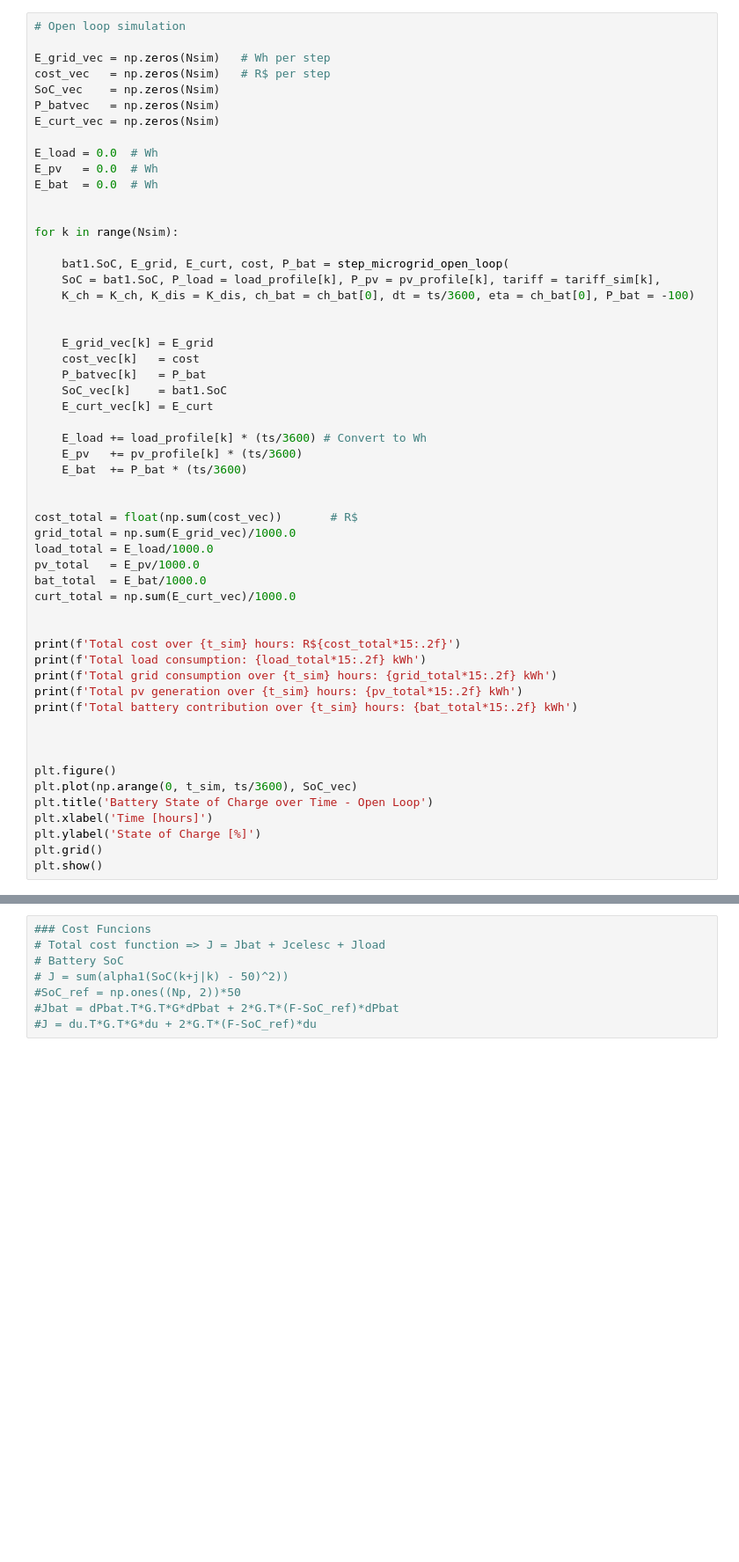
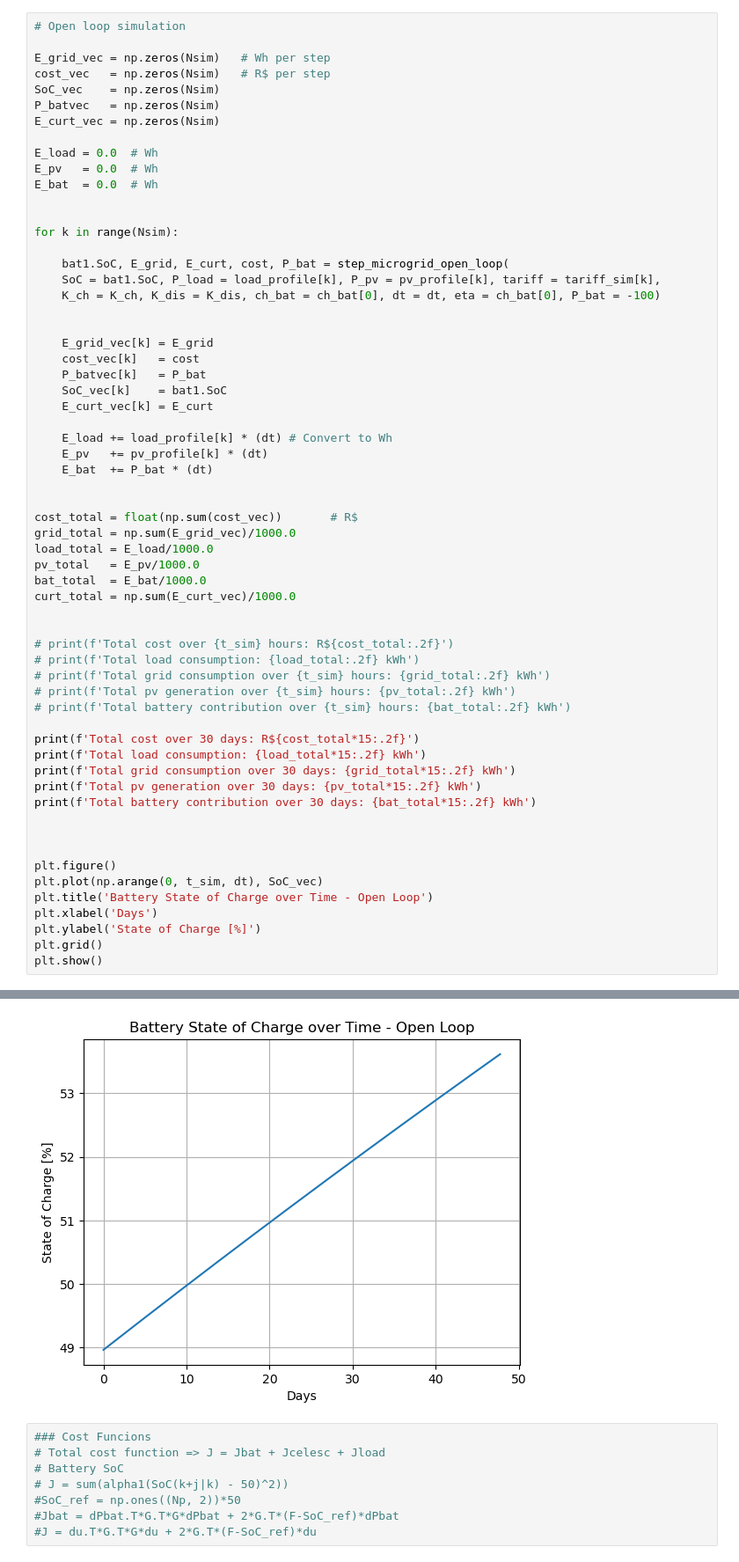
Before and after one commit to DaniloOrige/Microgrid_MPC_Simulation, a Jupyter notebook: dev/simulation.ipynb, the cells around one changed output, grey strips where cells are left out. Shown at 88% size. Cells and saved outputs as stored; diff of their text form; blank space fills up the shorter version.

```diff
--- a/dev/simulation.ipynb
+++ b/dev/simulation.ipynb
@@ -148,7 +158,7 @@ for k in range(Nsim):
 
     bat1.SoC, E_grid, E_curt, cost, P_bat = step_microgrid_open_loop(
     SoC = bat1.SoC, P_load = load_profile[k], P_pv = pv_profile[k], tariff = tariff_sim[k],
-    K_ch = K_ch, K_dis = K_dis, ch_bat = ch_bat[0], dt = ts/3600, eta = ch_bat[0], P_bat = -100)
+    K_ch = K_ch, K_dis = K_dis, ch_bat = ch_bat[0], dt = dt, eta = ch_bat[0], P_bat = -100)
 
 
     E_grid_vec[k] = E_grid
@@ -157,9 +167,9 @@ for k in range(Nsim):
     SoC_vec[k]    = bat1.SoC
     E_curt_vec[k] = E_curt
 
-    E_load += load_profile[k] * (ts/3600) # Convert to Wh
-    E_pv   += pv_profile[k] * (ts/3600)
-    E_bat  += P_bat * (ts/3600)
+    E_load += load_profile[k] * (dt) # Convert to Wh
+    E_pv   += pv_profile[k] * (dt)
+    E_bat  += P_bat * (dt)
 
 
 cost_total = float(np.sum(cost_vec))       # R$
@@ -170,18 +180,25 @@ bat_total  = E_bat/1000.0
 curt_total = np.sum(E_curt_vec)/1000.0
 
 
-print(f'Total cost over {t_sim} hours: R${cost_total*15:.2f}')
+# print(f'Total cost over {t_sim} hours: R${cost_total:.2f}')
+# print(f'Total load consumption: {load_total:.2f} kWh')
+# print(f'Total grid consumption over {t_sim} hours: {grid_total:.2f} kWh')
+# print(f'Total pv generation over {t_sim} hours: {pv_total:.2f} kWh')
+# print(f'Total battery contribution over {t_sim} hours: {bat_total:.2f} kWh')
+
+print(f'Total cost over 30 days: R${cost_total*15:.2f}')
 print(f'Total load consumption: {load_total*15:.2f} kWh')
-print(f'Total grid consumption over {t_sim} hours: {grid_total*15:.2f} kWh')
-print(f'Total pv generation over {t_sim} hours: {pv_total*15:.2f} kWh')
-print(f'Total battery contribution over {t_sim} hours: {bat_total*15:.2f} kWh')
+print(f'Total grid consumption over 30 days: {grid_total*15:.2f} kWh')
+print(f'Total pv generation over 30 days: {pv_total*15:.2f} kWh')
+print(f'Total battery contribution over 30 days: {bat_total*15:.2f} kWh')
 
 
 
 plt.figure()
-plt.plot(np.arange(0, t_sim, ts/3600), SoC_vec)
+plt.plot(np.arange(0, t_sim, dt), SoC_vec)
 plt.title('Battery State of Charge over Time - Open Loop')
-plt.xlabel('Time [hours]')
+plt.xlabel('Days')
 plt.ylabel('State of Charge [%]')
 plt.grid()
 plt.show()
+# %% [output]
@@ -188,3 +210,4 @@ plt.show()
+[figure, added]
 # %%
 ### Cost Funcions
 # Total cost function => J = Jbat + Jcelesc + Jload
```
Also changed, not shown: parts of 7 cells of this notebook.
